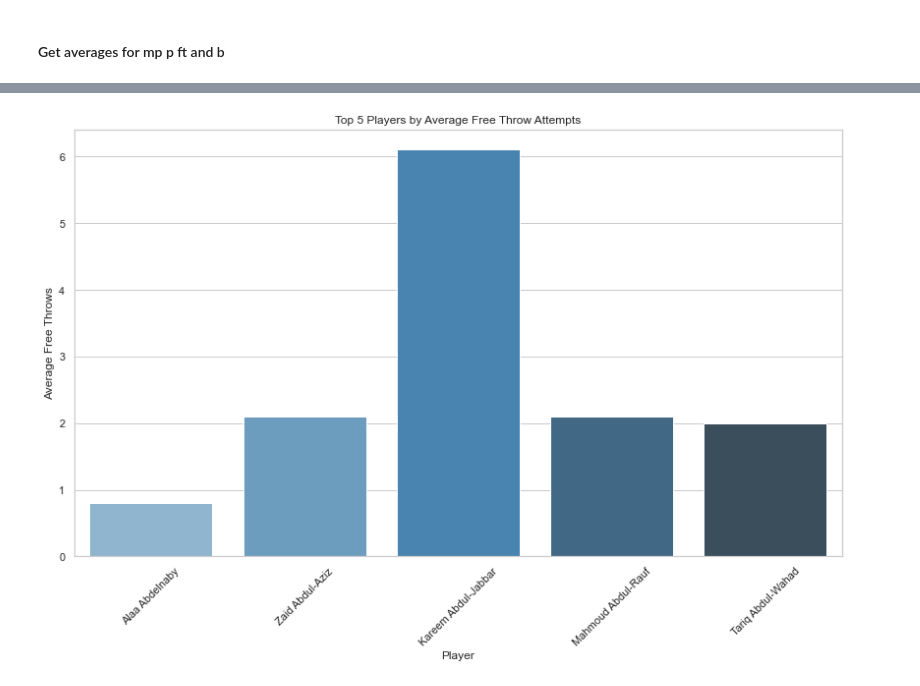
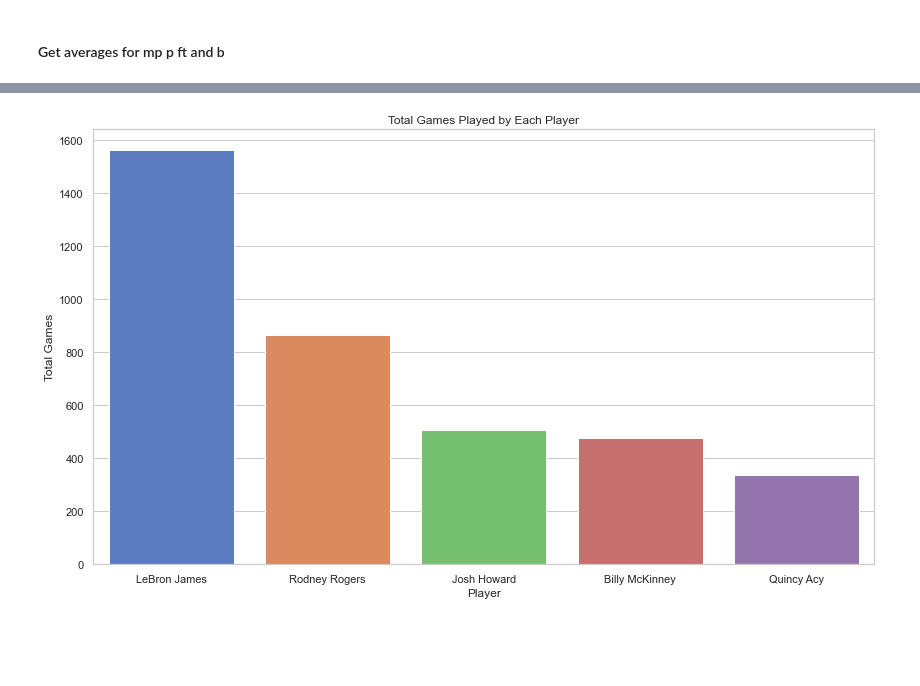
Before and after one commit to rrishi04/Project-2---Web-Scraped-Data-Analysis-and-Visualizations, a Jupyter notebook: web-scraping (3).ipynb, the cells around one changed output, grey strips where cells are left out. Drawn from its saved outputs; the diff is of its cells as text; code cells hidden in the pictures; blank space fills up the shorter version.

```diff
--- a/web-scraping (3).ipynb
+++ b/web-scraping (3).ipynb
@@ -271,20 +292,9 @@ for col, new_col in [
 # %%
-# Drop unnecessary columns
+# drop columns
 for col in ["minutes_played", "points", "free_throws", "blocks"]:
     if col in df.columns:
         df.drop(columns=[col], inplace=True)
 
-# Convert to numeric (int/float)
-numeric_cols = ["weight", "avg_minutes", "avg_points", "avg_free_throws", "avg_blocks", "total_games"]
-df[numeric_cols] = df[numeric_cols].apply(pd.to_numeric, errors='coerce').fillna(0)
-
-# Clean string columns
-df[["name", "position"]] = df[["name", "position"]].apply(lambda x: x.str.strip())
-
-# Reorder columns
-cols_order = ["name", "position", "weight", "avg_minutes", "avg_points", "avg_free_throws", "avg_blocks", "total_games"]
-df = df[cols_order]
-
-# Display cleaned DataFrame
-df.head()
+print("Taking data on these 15 players:")
+df
 # %% [output]
@@ -297,64 +389,13 @@ df.head()
 # %%
-import pandas as pd
-import seaborn as sns
-import matplotlib.pyplot as plt
-
-# Assuming 'df' is the cleaned DataFrame
-
-# Set the style for Seaborn (optional, you can customize the style)
-sns.set(style="whitegrid")
-
-# --- Question 1: Average Free Throw Attempts for the Players ---
-# Plot top 10 players based on avg_free_throws
-# Plot top 5 players based on avg_free_throws
+# Get top 5
+top_5_games = df.nlargest(5, 'total_games')
+# Create plot
 plt.figure(figsize=(14, 8))
-sns.barplot(x='name', y='avg_free_throws', data=df, palette="Blues_d")
-plt.title("Top 5 Players by Average Free Throw Attempts")
-plt.xlabel("Player")
-plt.ylabel("Average Free Throws")
-plt.xticks(rotation=45)
-plt.show()
-
-
-# --- Question 2: Top Players with the Highest Total Minutes Played ---
-# Plot top 10 players based on avg_minutes
-plt.figure(figsize=(12, 6))
-sns.barplot(x='name', y='avg_minutes', data=df, palette="coolwarm")
-plt.title("Top 10 Players by Average Minutes Played")
-plt.xlabel("Player")
-plt.ylabel("Average Minutes Played")
-plt.xticks(rotation=45)
-plt.show()
-
-# --- Question 3: Top Players with the Highest Points per Game ---
-# Plot top 10 players based on avg_points
-plt.figure(figsize=(12, 6))
-sns.barplot(x='name', y='avg_points', data=df, palette="viridis")
-plt.title("Top 10 Players by Average Points per Game")
-plt.xlabel("Player")
-plt.ylabel("Average Points per Game")
-plt.xticks(rotation=45)
-plt.show()
-
-# --- Question 4: Top 5 Players with the Highest Blocks ---
-# Plot top 5 players based on avg_blocks
-top_blocks = df.nlargest(5, 'avg_blocks')[['name', 'avg_blocks']]
-plt.figure(figsize=(12, 6))
-sns.barplot(x='name', y='avg_blocks', data=df, palette="Blues_d")
-plt.title("Top 5 Players with the Highest Blocks per Game")
-plt.xlabel("Player")
-plt.ylabel("Blocks per Game")
-plt.xticks(rotation=45)
-plt.show()
-
-# --- Question 5: Total Games Played by Each Player ---
-# Plot total games for all players
-plt.figure(figsize=(14, 8))
-sns.barplot(x='name', y='total_games', data=df, palette="muted")
+sns.barplot(x='name', y='total_games', data=top_5_games, palette="muted")
+# Change title and axis
 plt.title("Total Games Played by Each Player")
 plt.xlabel("Player")
 plt.ylabel("Total Games")
-plt.xticks(rotation=90)
 plt.show()
 # %% [output]
-[figure, old version]
+[figure, new version]
```
Also changed, not shown: parts of 18 cells of this notebook.
